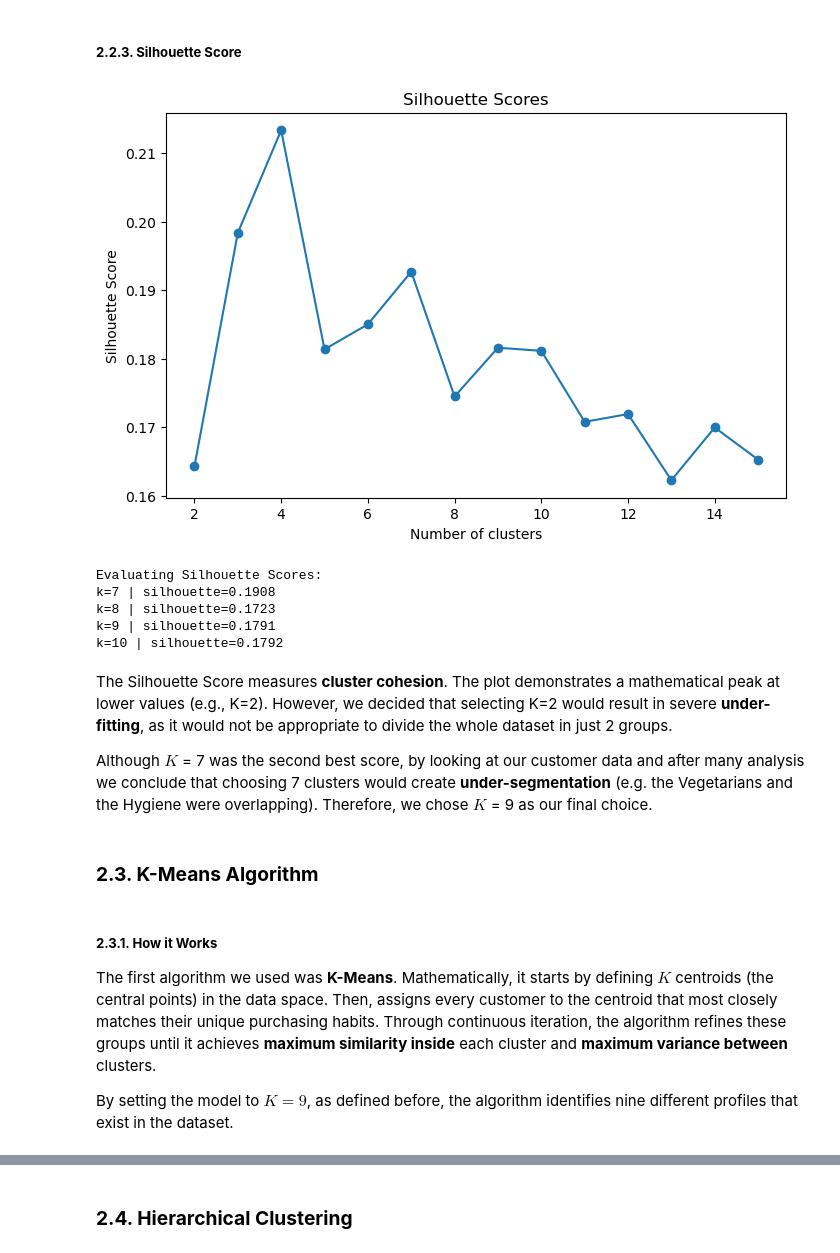
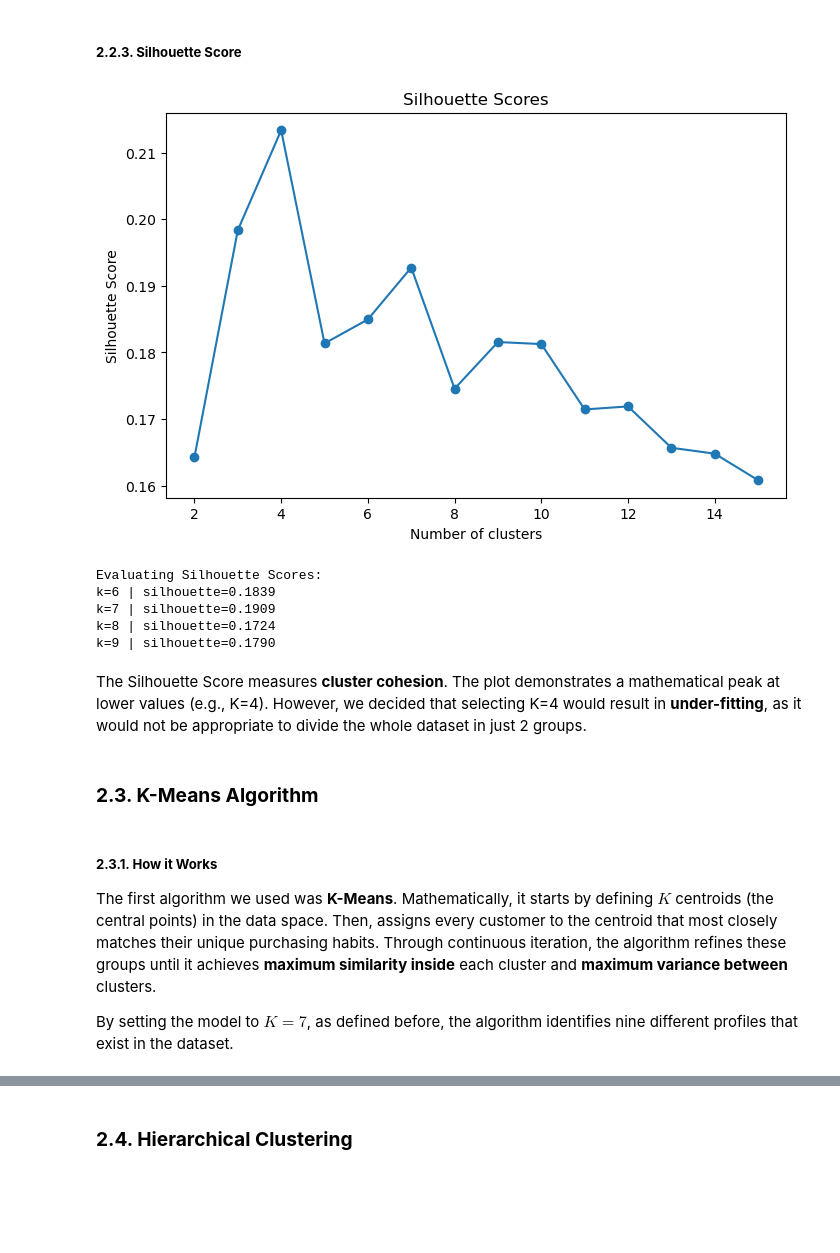
Before and after one commit to tiago2806/ml_project, a Jupyter notebook: notebooks/03_modelling.ipynb, the cells around one changed output, grey strips where cells are left out. Drawn from its saved outputs; the diff is of its cells as text; code cells hidden in the pictures; blank space fills up the shorter version.

Commit message:
modelling almost finished

```diff
--- a/notebooks/03_modelling.ipynb
+++ b/notebooks/03_modelling.ipynb
@@ -161,7 +182,8 @@ features_perc = [
     'perc_spend_vegetables',
     'perc_spend_meat_fish',
     'perc_spend_tech_entertainment',
-    'perc_spend_hygiene'
+    'perc_spend_hygiene',
+    'perc_spend_alcohol'
 ]
 
 X_perc = dataset_perc[features_perc].copy()
@@ -197,18 +221,16 @@ With all this information, theoretically, the "best" numbers of $K$ would maybe
 ##### **2.2.3. Silhouette Score**
 # %%
 plot_silhouette_kmeans(X_scaled_perc)
-print_silhouette_scores(X_scaled_perc, k_values= [7,8,9,10])
+print_silhouette_scores(X_scaled_perc, k_values= [6,7,8,9])
 # %% [output]
-[figure, old version]
+[figure, new version]
 Evaluating Silhouette Scores:
-k=7 | silhouette=0.1908
-k=8 | silhouette=0.1723
-k=9 | silhouette=0.1791
-k=10 | silhouette=0.1792
+k=6 | silhouette=0.1839
+k=7 | silhouette=0.1909
+k=8 | silhouette=0.1724
+k=9 | silhouette=0.1790
 # %% [markdown]
-The Silhouette Score measures **cluster cohesion**. The plot demonstrates a mathematical peak at lower values (e.g., K=2). However, we decided that selecting K=2 would result in severe **under-fitting**, as it would not be appropriate to divide the whole dataset in just 2 groups.
-
-Although $K$ = 7 was the second best score, by looking at our customer data and after many analysis we conclude that choosing 7 clusters would create **under-segmentation** (e.g. the Vegetarians and the Hygiene were overlapping). Therefore, we chose **$K$** = 9 as our final choice.
+The Silhouette Score measures **cluster cohesion**. The plot demonstrates a mathematical peak at lower values (e.g., K=4). However, we decided that selecting K=4 would result in **under-fitting**, as it would not be appropriate to divide the whole dataset in just 2 groups.
 # %% [markdown]
 ### **2.3. K-Means Algorithm**
 # %% [markdown]
@@ -216,5 +238,5 @@ Although $K$ = 7 was the second best score, by looking at our customer data and
 
 The first algorithm we used was **K-Means**. Mathematically, it starts by defining $K$ centroids (the central points) in the data space. Then, assigns every customer to the centroid that most closely matches their unique purchasing habits. Through continuous iteration, the algorithm refines these groups until it achieves **maximum similarity inside** each cluster and **maximum variance between** clusters.
 
-By setting the model to **$K=9$**, as defined before, the algorithm identifies nine different profiles that exist in the dataset.
+By setting the model to **$K=7$**, as defined before, the algorithm identifies nine different profiles that exist in the dataset.
 # %%
```
Also changed, not shown: parts of 34 cells of this notebook, 3 other files.
